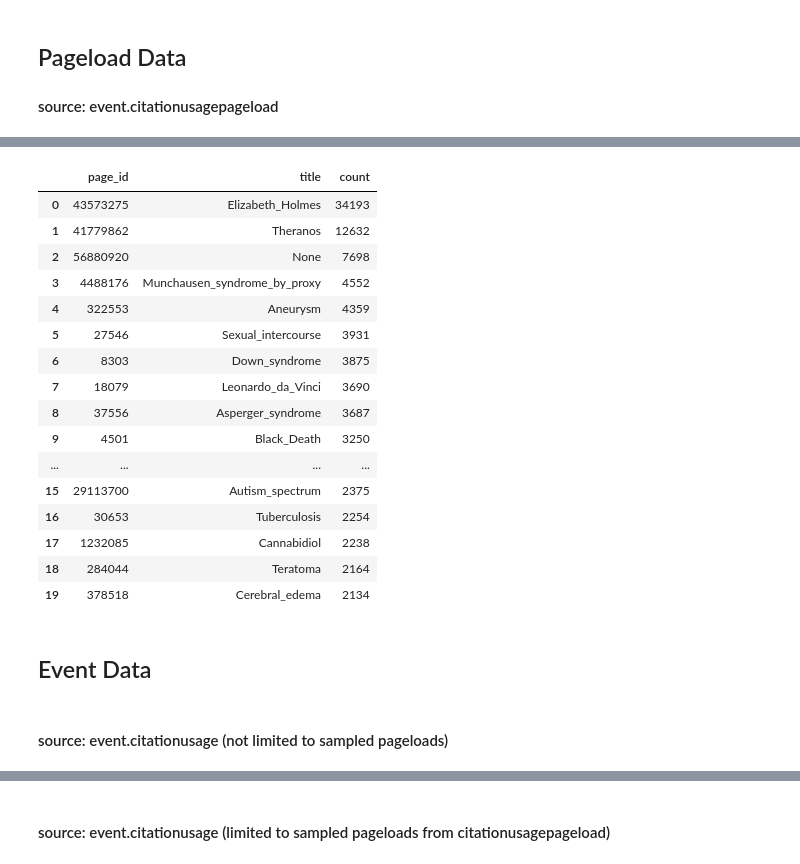
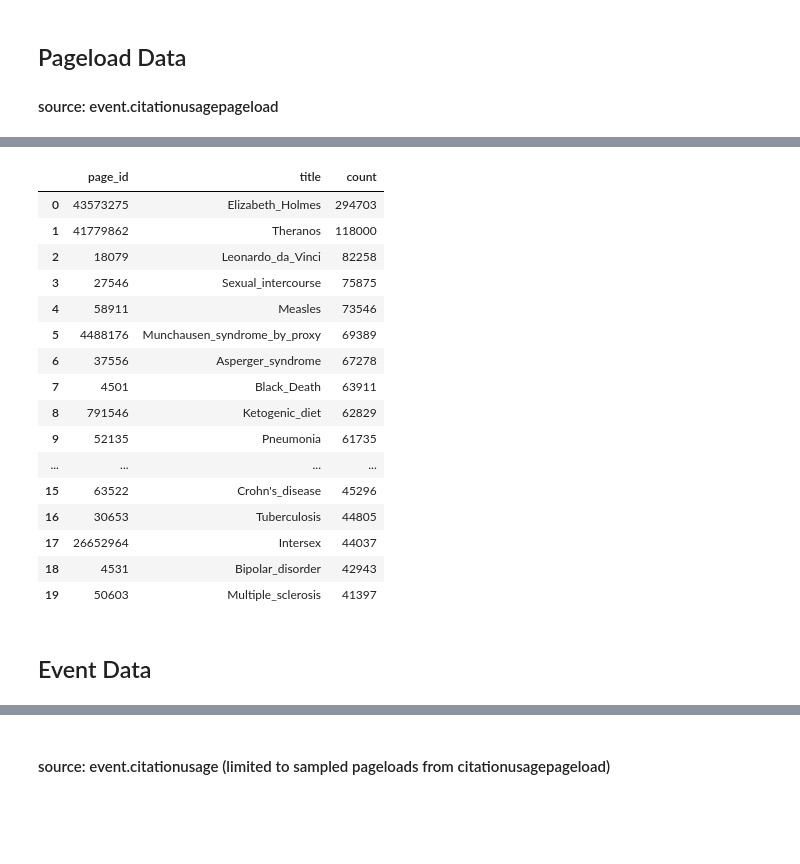
Before and after one commit to elifesciences-publications/wiki-citation-usage, a Jupyter notebook: pageload-event.ipynb, the cells around one changed output, grey strips where cells are left out. Saved outputs shown, nothing was run; the diff lists cells and outputs as text; code cells hidden in the pictures; blank space fills up the shorter version.

Commit message:
updates including:
remove unsampled event queries
add categories and hostname queries
improve date handling in all queries, including bug fix for top1k_query

```diff
--- a/pageload-event.ipynb
+++ b/pageload-event.ipynb
@@ -163,24 +163,21 @@ wpm_extl_pageloads.pivot(index='date', columns='action', values='count')
 # %%
 # daily count of pageloads of all pages with external links
+## verified against day-at-a-time version of same query
 pgload_extl_query = """
-SELECT CONCAT(year, '-', month, '-', day) date, event.action, count(*) count
-FROM event.citationusagepageload
+SELECT to_date(citationusagepageload.dt) date, event.action, count(*) count
+FROM event.citationusagepageload, ryanmax.pages_with_extlinks
 WHERE wiki = 'enwiki'
-AND event.page_id IN (SELECT page_id FROM ryanmax.pages_with_extlinks WHERE dt LIKE '{}')
-AND day = {}
-AND month = {}
-AND year = {}
+AND event.page_id = pages_with_extlinks.page_id
+AND to_date(citationusagepageload.dt) = to_date(pages_with_extlinks.dt)
+AND to_date(citationusagepageload.dt) >= '{}'
+AND to_date(citationusagepageload.dt) <= '{}'
 AND useragent.is_bot = FALSE
-GROUP BY year, month, day, event.action
-ORDER BY year, month, day
+GROUP BY to_date(citationusagepageload.dt), event.action
+ORDER BY to_date(citationusagepageload.dt)
 """
 
-pgload_extl_rdd = sc.emptyRDD()
-for d in daterange(start_date, end_date):
-    dt = str(d.year) + '-' + '{0:02d}'.format(d.month) + '-' + '{0:02d}'.format(d.day) + '%'
-    daily_extl = spark.sql(pgload_extl_query.format(dt, d.day, d.month, d.year))
-    pgload_extl_rdd = pgload_extl_rdd.union(daily_extl.rdd)
-
-extl_pageloads_merged = sqlContext.createDataFrame(pgload_extl_rdd)
-extl_pageloads = extl_pageloads_merged.toPandas()
+pgload_extl = spark.sql(pgload_extl_query.format(start_date_string, end_date_string))
+pgload_extl_rdd = pgload_extl.rdd
+pgload_extl_df = sqlContext.createDataFrame(pgload_extl_rdd)
+pgload_extl_pandas = pgload_extl_df.toPandas()
 # %%
@@ -201,50 +204,48 @@ extl_pageloads.pivot(index='date', columns='action', values='count')
 # %%
 # top 1000 most visited WP:M pages with external links
 top1k_query = """
 SELECT event.page_id, page.page_title as title, count(*) count
-FROM event.citationusagepageload
-LEFT JOIN enwiki.page on event.page_id = page.page_id
-WHERE wiki = 'enwiki'
+FROM event.citationusagepageload, enwiki.page
+WHERE event.page_id = page.page_id
+AND wiki = 'enwiki'
 AND event.page_id IN (SELECT page_id FROM ryanmax.projmed_with_extlinks)
 AND useragent.is_bot = FALSE
-AND (day >= {} AND month >= {} AND year >= {})
-AND (day <= {} AND month <= {} AND year <= {})
+AND to_date(dt) >= '{}'
+AND to_date(dt) <= '{}'
 GROUP BY event.page_id, page.page_title
 ORDER BY count(*) desc
 LIMIT 1000
 """
 
 top1k_rdd = sc.emptyRDD()
-top1k = spark.sql(top1k_query.format(start_date.day, start_date.month, start_date.year, end_date.day, end_date.month, end_date.year))
+top1k = spark.sql(top1k_query.format(start_date_string, end_date_string))
 
 # write top1k data to a table for later use
 top1k.createOrReplaceTempView("temp_top1k")
 sqlContext.sql("DROP TABLE IF EXISTS ryanmax.top1k_med");
 sqlContext.sql("CREATE TABLE ryanmax.top1k_med AS SELECT * FROM temp_top1k");
 
 top1k.limit(20).toPandas()
 
 # NOTE: Pages may appear with a title of "None" because the page title data source used here is infrequently updated.
 # Use the page_id to look up a title: https://en.wikipedia.org/?curid=56880920
 # %% [output]
 |  | page_id | title | count |
-| 0 | 43573275 | Elizabeth_Holmes | 34193 |
-| 1 | 41779862 | Theranos | 12632 |
-| 2 | 56880920 | None | 7698 |
-| 3 | 4488176 | Munchausen_syndrome_by_proxy | 4552 |
-| 4 | 322553 | Aneurysm | 4359 |
-| 5 | 27546 | Sexual_intercourse | 3931 |
-| 6 | 8303 | Down_syndrome | 3875 |
-| 7 | 18079 | Leonardo_da_Vinci | 3690 |
-| 8 | 37556 | Asperger_syndrome | 3687 |
-| 9 | 4501 | Black_Death | 3250 |
+| 0 | 43573275 | Elizabeth_Holmes | 294703 |
+| 1 | 41779862 | Theranos | 118000 |
+| 2 | 18079 | Leonardo_da_Vinci | 82258 |
+| 3 | 27546 | Sexual_intercourse | 75875 |
+| 4 | 58911 | Measles | 73546 |
+| 5 | 4488176 | Munchausen_syndrome_by_proxy | 69389 |
+| 6 | 37556 | Asperger_syndrome | 67278 |
+| 7 | 4501 | Black_Death | 63911 |
+| 8 | 791546 | Ketogenic_diet | 62829 |
+| 9 | 52135 | Pneumonia | 61735 |
 | ... | ... | ... | ... |
-| 15 | 29113700 | Autism_spectrum | 2375 |
-| 16 | 30653 | Tuberculosis | 2254 |
-| 17 | 1232085 | Cannabidiol | 2238 |
-| 18 | 284044 | Teratoma | 2164 |
-| 19 | 378518 | Cerebral_edema | 2134 |
+| 15 | 63522 | Crohn's_disease | 45296 |
+| 16 | 30653 | Tuberculosis | 44805 |
+| 17 | 26652964 | Intersex | 44037 |
+| 18 | 4531 | Bipolar_disorder | 42943 |
+| 19 | 50603 | Multiple_sclerosis | 41397 |
 # %% [markdown]
 ## Event Data
-# %% [markdown]
-#### source: event.citationusage (not limited to sampled pageloads)
```
Also changed, not shown: parts of 35 cells of this notebook.
